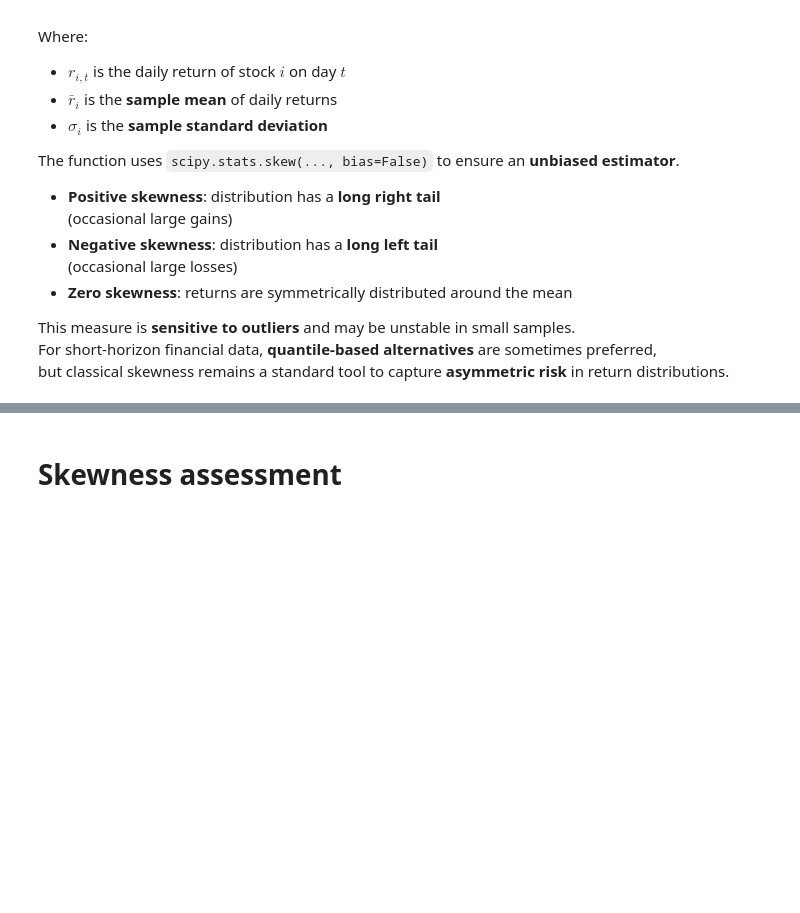
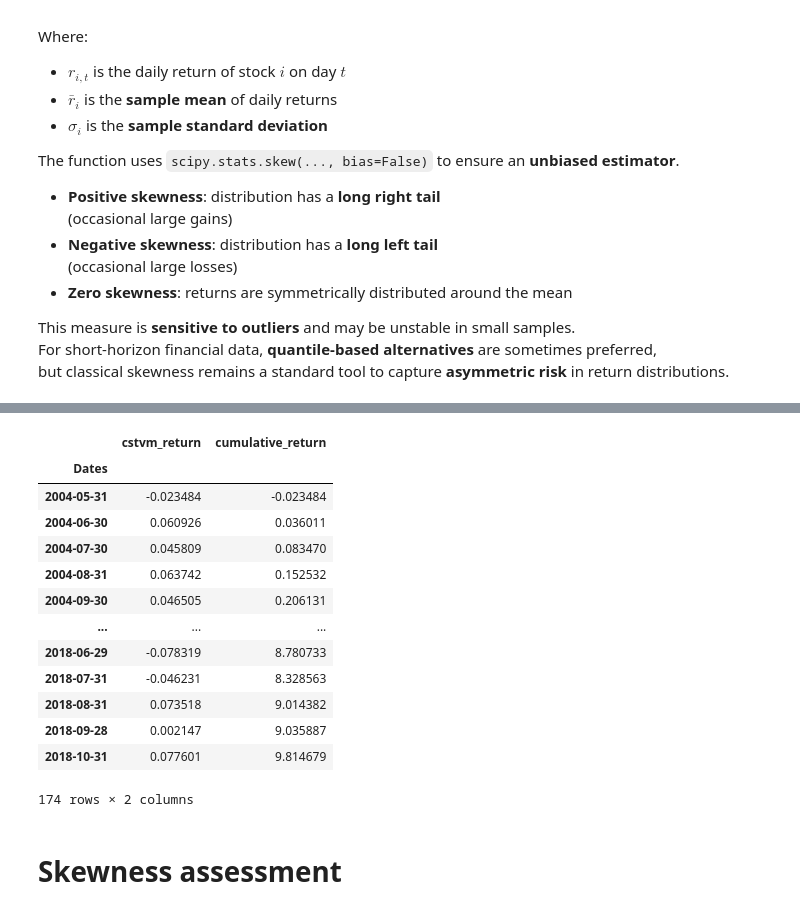
Before and after one commit to keitaVigano/skewness-enhanced-momentum_STOXX600, a Jupyter notebook: analysis.ipynb, the cells around one changed output, grey strips where cells are left out. Drawn from its saved outputs; the diff is of its cells as text; code cells hidden in the pictures; blank space fills up the shorter version.

Commit message:
cstvm

```diff
--- a/analysis.ipynb
+++ b/analysis.ipynb
@@ -30,3 +30,7 @@ from scipy.stats import skew
 df_prices = pd.read_excel("Stoxx 600 Originale.xlsm", sheet_name="Price", engine="openpyxl", header=1, index_col="Dates")
 df_weights = pd.read_excel("Stoxx 600 Originale.xlsm", sheet_name="Peso", engine="openpyxl", header=1, index_col="Dates")
 df_daily = pd.read_excel("Stoxx 600 Originale.xlsm", sheet_name="Price daily", engine="openpyxl", header=1, index_col="Dates")
+# %%
+df_market_returns = pd.read_csv("STOCXX600.csv", index_col = "Dates")
+df_market_returns.dropna(inplace=True)
+df_market_returns
@@ -1103,3 +1124,34 @@ def run_skew_momentum_strategy_monthly_skew(df_prices, df_weights, df_daily, sta
         strategy_returns.append(net_return)
 
     return pd.DataFrame({'long_short': strategy_returns}, index=all_dates[:len(strategy_returns)])
+# %%
+def infer_market_direction_from_prices(df_prices, companies, reference_date, x=12, min_valid_ratio=0.8):
+    """
+    Determina la direzione complessiva del mercato (long/short) basata sul momentum
+    delle singole azioni da t-12 a t-2 mesi prima della reference_date.
+
+    Parametri:
+    - df_prices: DataFrame con prezzi mensili (index datetime)
+    - companies: lista di ticker/colonne da considerare
+    - reference_date: data di riferimento (fine mese, stringa o datetime)
+    - x: periodo di lookback per il momentum
+    - min_valid_ratio: soglia minima di validità dei dati (default 0.8)
+
+    Output:
+    - 1 se prevalgono segnali long
+    - -1 se prevalgono segnali short
+    - 0 se pari
+    """
+    momentum = compute_momentum_monthly(df_prices, companies, reference_date, x=x, min_valid_ratio=min_valid_ratio)
+
+    # Converte i segnali in +1/-1
+    signals = momentum.apply(lambda m: 1 if m > 0 else -1)
+
+    net_direction = signals.sum()
+
+    if net_direction > 0:
+        return 1
+    elif net_direction < 0:
+        return -1
+    else:
+        return 0
@@ -1105,0 +1221,4 @@ def run_skew_momentum_strategy_monthly_skew(df_prices, df_weights, df_daily, sta
+# %%
+results_big_csvtm = run_cstvm_skew_momentum(df_prices, df_weights, df_daily, df_market_returns,
+                                     start_date="2004-05-01", end_date="2018-11-30", x=12,
+                                     skew_pct=0.2, momentum_pct=0.2, cap_level=3, alpha=0.9, beta=0.1, min_valid_ratio=0.8)
@@ -1106,3 +1242,21 @@ def run_skew_momentum_strategy_monthly_skew(df_prices, df_weights, df_daily, sta
+# %%
+results_big_csvtm['cumulative_return'] = (1 + results_big_csvtm['cstvm_return']).cumprod() - 1
+results_big_csvtm
+# %% [output]
+|  | cstvm_return | cumulative_return |
+| Dates |  |  |
+| 2004-05-31 | -0.023484 | -0.023484 |
+| 2004-06-30 | 0.060926 | 0.036011 |
+| 2004-07-30 | 0.045809 | 0.083470 |
+| 2004-08-31 | 0.063742 | 0.152532 |
+| 2004-09-30 | 0.046505 | 0.206131 |
+| ... | ... | ... |
+| 2018-06-29 | -0.078319 | 8.780733 |
+| 2018-07-31 | -0.046231 | 8.328563 |
+| 2018-08-31 | 0.073518 | 9.014382 |
+| 2018-09-28 | 0.002147 | 9.035887 |
+| 2018-10-31 | 0.077601 | 9.814679 |
+174 rows × 2 columns
 # %% [markdown]
 # Skewness assessment
 # %%
```
Also changed, not shown: parts of 4 cells of this notebook.
